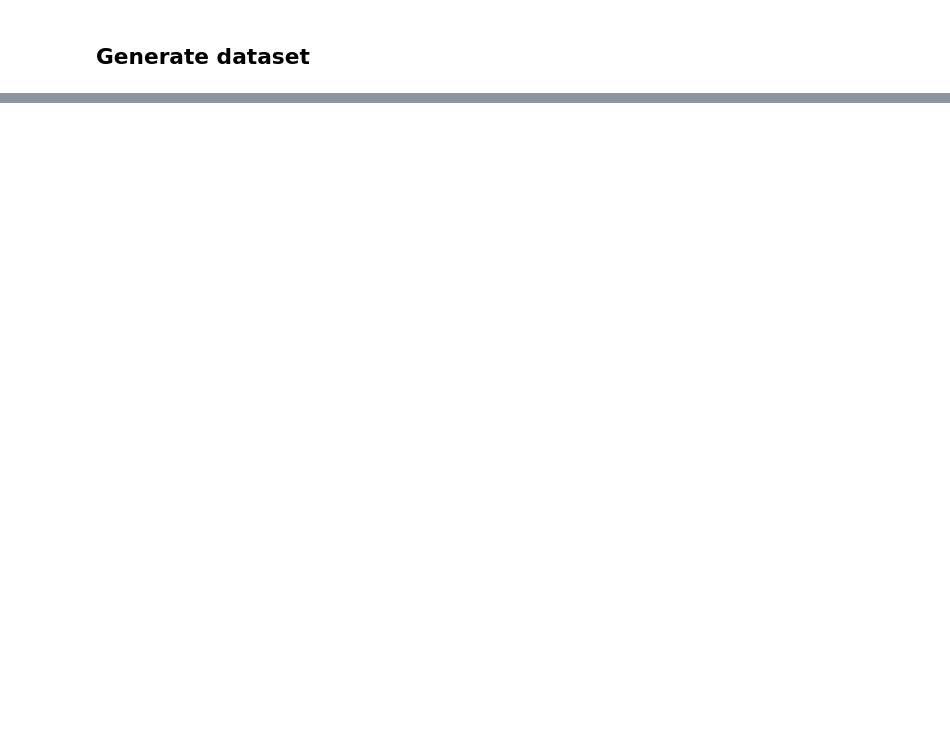
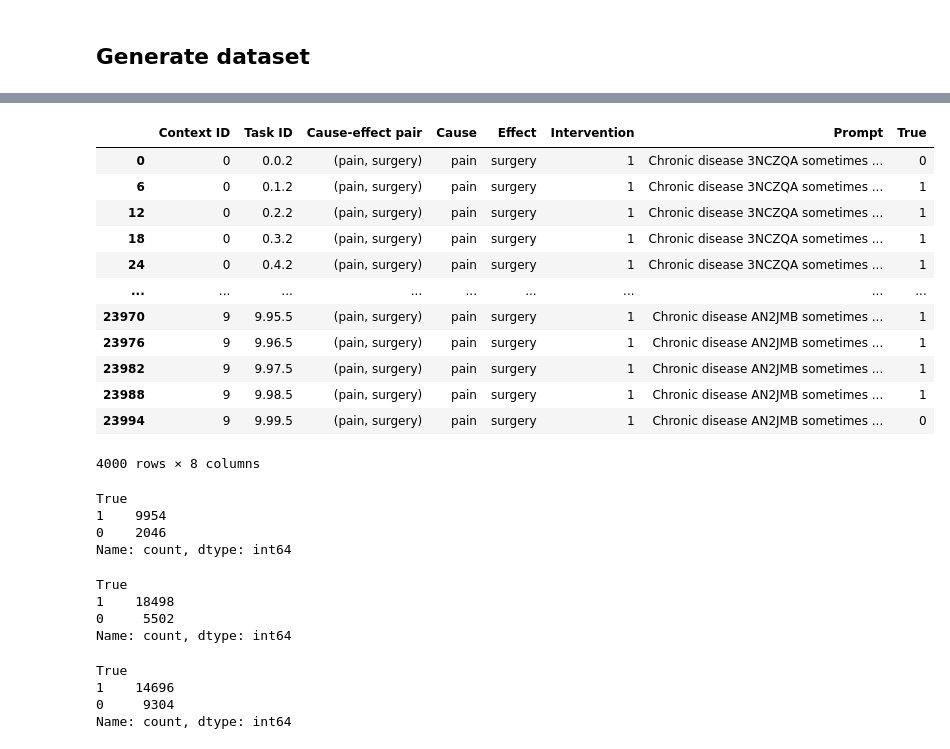
Before and after one commit to jmaasch/compositional_causal_reasoning, a Jupyter notebook: automated_task_generation/clinical_tasks.ipynb, the cells around one changed output, grey strips where cells are left out. Drawn from its saved outputs; the diff is of its cells as text; code cells hidden in the pictures; blank space fills up the shorter version.

```diff
--- a/automated_task_generation/clinical_tasks.ipynb
+++ b/automated_task_generation/clinical_tasks.ipynb
@@ -212,0 +361,37 @@ patient_histories
+# %%
+df_cf_1[df_cf_1["Cause-effect pair"] == ('pain', 'surgery')]
+# %% [output]
+|  | Context ID | Task ID | Cause-effect pair | Cause | Effect | Intervention | Prompt | True |
+| 0 | 0 | 0.0.2 | (pain, surgery) | pain | surgery | 1 | Chronic disease 3NCZQA sometimes ... | 0 |
+| 6 | 0 | 0.1.2 | (pain, surgery) | pain | surgery | 1 | Chronic disease 3NCZQA sometimes ... | 1 |
+| 12 | 0 | 0.2.2 | (pain, surgery) | pain | surgery | 1 | Chronic disease 3NCZQA sometimes ... | 1 |
+| 18 | 0 | 0.3.2 | (pain, surgery) | pain | surgery | 1 | Chronic disease 3NCZQA sometimes ... | 1 |
+| 24 | 0 | 0.4.2 | (pain, surgery) | pain | surgery | 1 | Chronic disease 3NCZQA sometimes ... | 1 |
+| ... | ... | ... | ... | ... | ... | ... | ... | ... |
+| 23970 | 9 | 9.95.5 | (pain, surgery) | pain | surgery | 1 | Chronic disease AN2JMB sometimes ... | 1 |
+| 23976 | 9 | 9.96.5 | (pain, surgery) | pain | surgery | 1 | Chronic disease AN2JMB sometimes ... | 1 |
+| 23982 | 9 | 9.97.5 | (pain, surgery) | pain | surgery | 1 | Chronic disease AN2JMB sometimes ... | 1 |
+| 23988 | 9 | 9.98.5 | (pain, surgery) | pain | surgery | 1 | Chronic disease AN2JMB sometimes ... | 1 |
+| 23994 | 9 | 9.99.5 | (pain, surgery) | pain | surgery | 1 | Chronic disease AN2JMB sometimes ... | 0 |
+4000 rows × 8 columns
+# %%
+df_fact["True"].value_counts()
+# %% [output]
+True
+1    9954
+0    2046
+Name: count, dtype: int64
+# %%
+df_cf_1["True"].value_counts()
+# %% [output]
+True
+1    18498
+0     5502
+Name: count, dtype: int64
+# %%
+df_cf_0["True"].value_counts()
+# %% [output]
+True
+1    14696
+0     9304
+Name: count, dtype: int64
```
Also changed, not shown: parts of 27 cells of this notebook, 2 other files.
